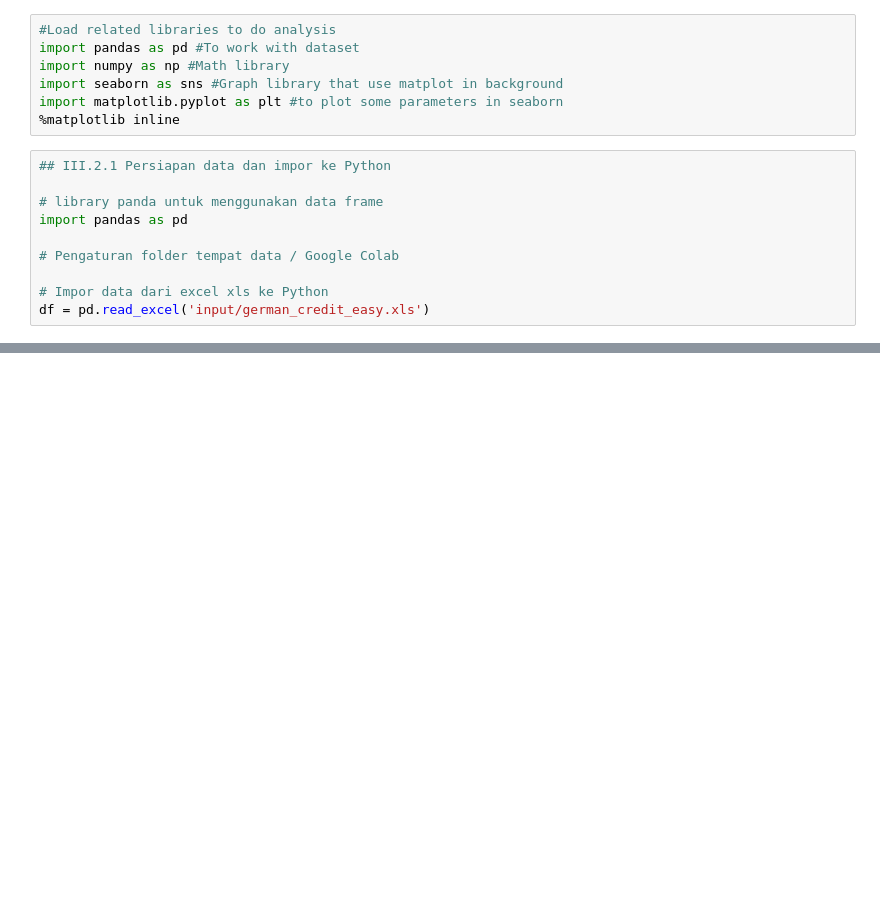
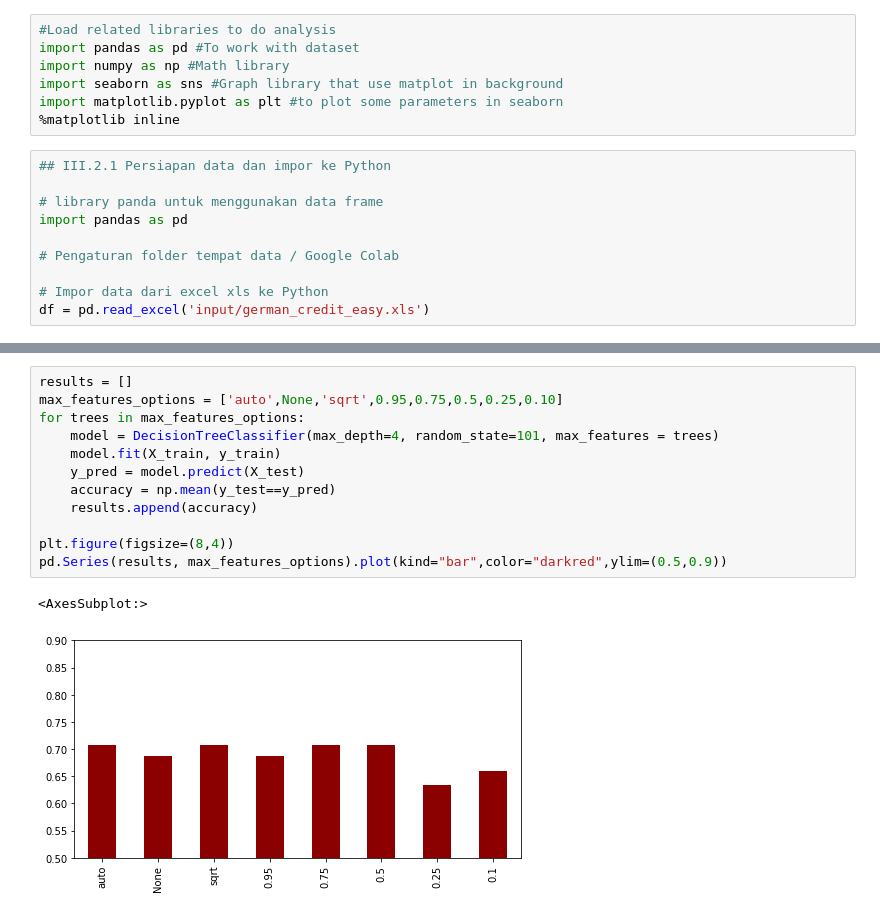
Before and after one commit to IndraLukasTjahaja/Python201_Modeling, a Jupyter notebook: 04_PY_modeling_decision_tree.ipynb, the cells around one changed output, grey strips where cells are left out. Drawn from its saved outputs; the diff is of its cells as text; blank space fills up the shorter version.

```diff
--- a/04_PY_modeling_decision_tree.ipynb
+++ b/04_PY_modeling_decision_tree.ipynb
@@ -32,0 +124,15 @@ import matplotlib.pyplot as plt
+# %%
+results = []
+max_features_options = ['auto',None,'sqrt',0.95,0.75,0.5,0.25,0.10]
+for trees in max_features_options:
+    model = DecisionTreeClassifier(max_depth=4, random_state=101, max_features = trees)
+    model.fit(X_train, y_train)
+    y_pred = model.predict(X_test)
+    accuracy = np.mean(y_test==y_pred)
+    results.append(accuracy)
+
+plt.figure(figsize=(8,4))
+pd.Series(results, max_features_options).plot(kind="bar",color="darkred",ylim=(0.5,0.9))
+# %% [output]
+<AxesSubplot:>
+[figure, added]
```
Also changed, not shown: parts of 18 cells of this notebook, 7 other files.
